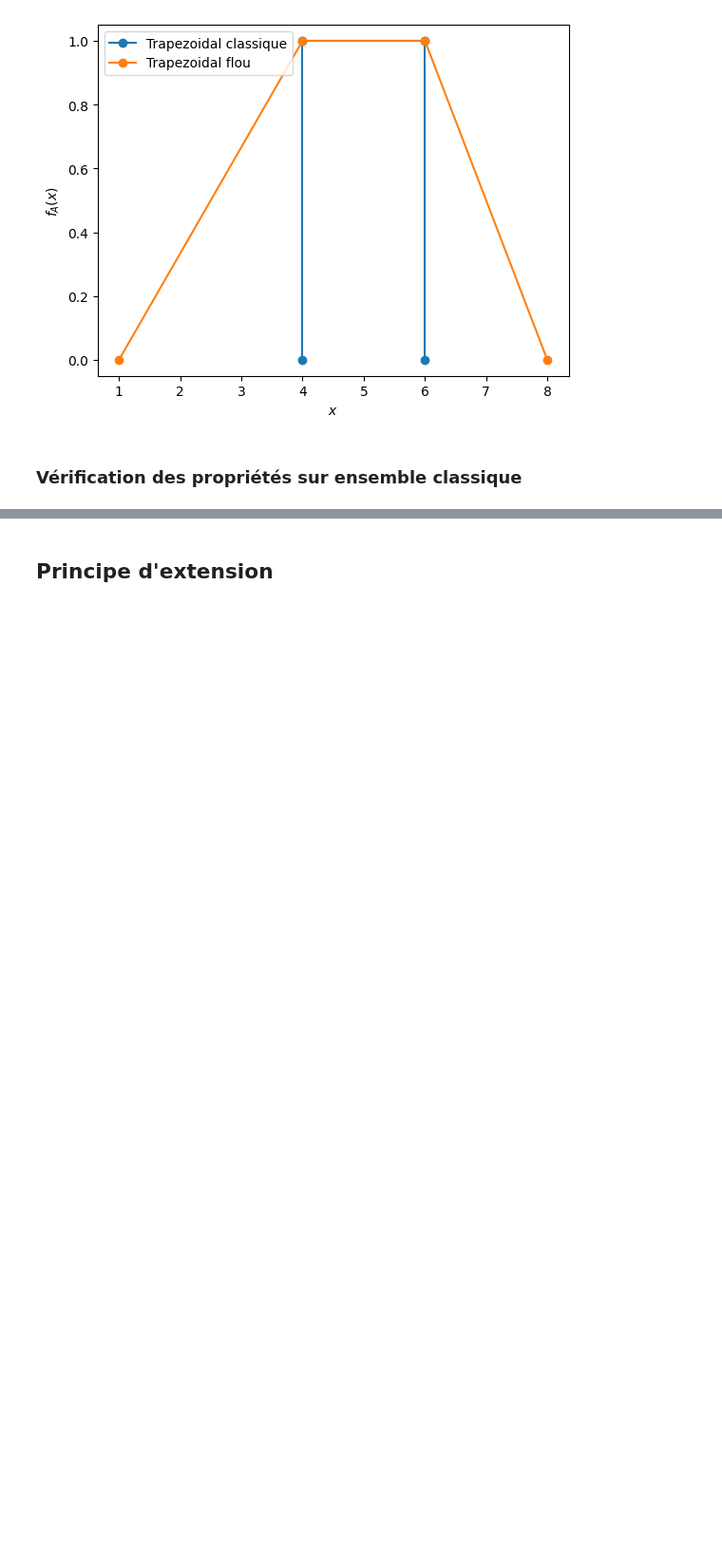
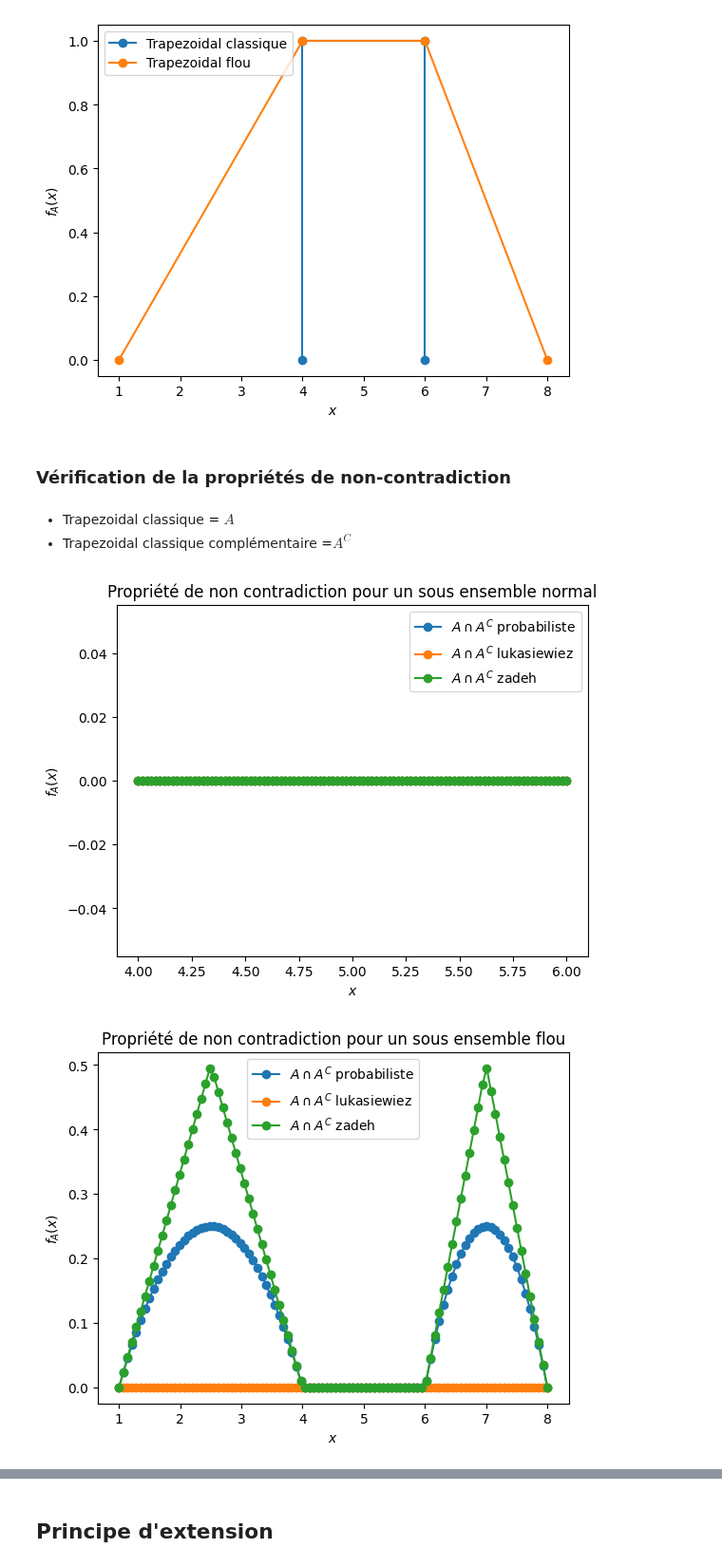
Before and after one commit to CharlesAttend/M2-DAC, a Jupyter notebook: XAI/TME/TME4/TME4.ipynb, the cells around one changed output, grey strips where cells are left out. Shown at 95% size. Saved outputs shown, nothing was run; the diff lists cells and outputs as text; code cells hidden in the pictures; blank space fills up the shorter version.

```diff
--- a/XAI/TME/TME4/TME4.ipynb
+++ b/XAI/TME/TME4/TME4.ipynb
@@ -185,10 +174,15 @@ plot_sefs(
 # %% [markdown]
 Classiquement $ A \cap A^C = \varnothing $ et $ A \cup A^C = \Omega $, ce n'est pas forcément le cas avec les ensembles flous. Cela dépend de la t-norme employé et de l'ensemble choisi. On note qu'il est possible de retrouver les résultats avec des ensembles classiques car les ensembles flous généralisent les ensembles classiques.
 # %%
-trapezoidal = np.array([(4, 0), (4, 1), (6, 1), (6, 0)])
-sec = { # sous ensemble classique
-    "A": trapezoidal,
-    "Ac": complementary(trapezoidal)
+trapezoidal_classique = np.array([(4, 0), (4, 1), (6, 1), (6, 0)])
+trapezoidal_flou = sef["trapezoidal"]
+sec_trapezoidal = {
+    "A": trapezoidal_classique,
+    "Ac": complementary(trapezoidal_classique),
+}  # sous ensemble classique
+sef_trapezoidal = {
+    "A": trapezoidal_flou,
+    "Ac": complementary(trapezoidal_flou),
 }
 # %% [markdown]
 Expérimentons avec l'ensemble trapezoidal classique et flou
@@ -201,4 +195,42 @@ plot_sefs({ # sous ensemble classique
 # %% [output]
 [figure]
-# %% [markdown]
-### Vérification des propriétés sur ensemble classique
+# %% [markdown]
+### Vérification de la propriétés de non-contradiction
+# %% [markdown]
+- Trapezoidal classique = $A$
+- Trapezoidal classique complémentaire =$A^C$
+# %%
+def plot_non_contradiction(d, *args, **kwds):
+    """plot $A\cap A^C$ avec plusieur T-norme
+
+    Parameters
+    ----------
+    d : dict
+        Dictionnaire de forme {"A": ..., "Ac": ...}
+    """
+    plot_sefs(
+        {
+            "$A \cap A^C$ probabiliste": intersection(
+                d["A"], d["Ac"], TNorme.probabiliste
+            ),
+            "$A \cap A^C$ lukasiewiez": intersection(
+                d["A"], d["Ac"], TNorme.lukasiewiez
+            ),
+            "$A \cap A^C$ zadeh": intersection(d["A"], d["Ac"], TNorme.zadeh),
+            # "$A \cap A^C$ hamacher": intersection(sec["A"], sec["Ac"], TNorme.hamacher),
+            # "$A \cap A^C$ drastique": intersection(sec["A"], sec["Ac"], TNorme.drastique),
+        },
+        *args,
+        **kwds
+    )
+
+
+plot_non_contradiction(
+    sec_trapezoidal, title="Propriété de non contradiction pour un sous ensemble normal"
+)
+plot_non_contradiction(
+    sef_trapezoidal, title="Propriété de non contradiction pour un sous ensemble flou"
+)
+# %% [output]
+[figure, added]
+[figure, added]
```
Also changed, not shown: parts of 9 cells of this notebook.
